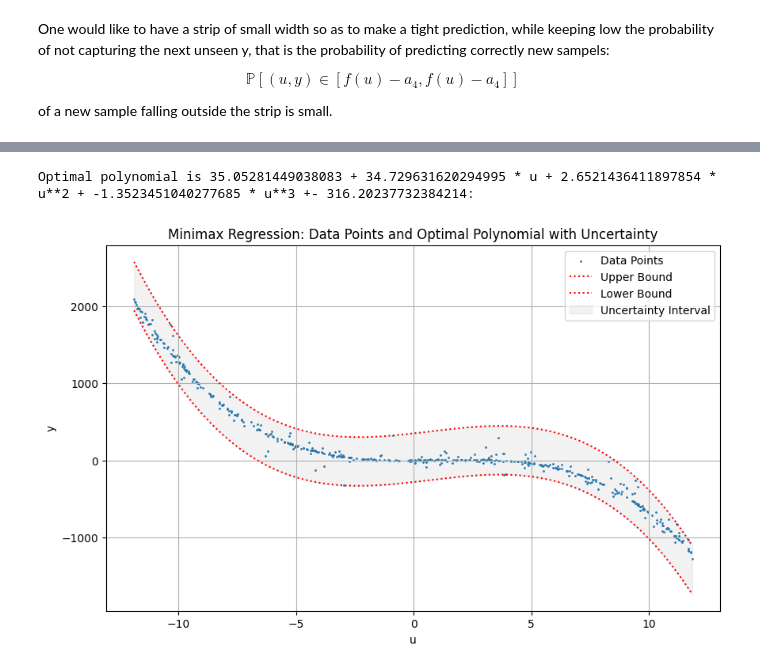
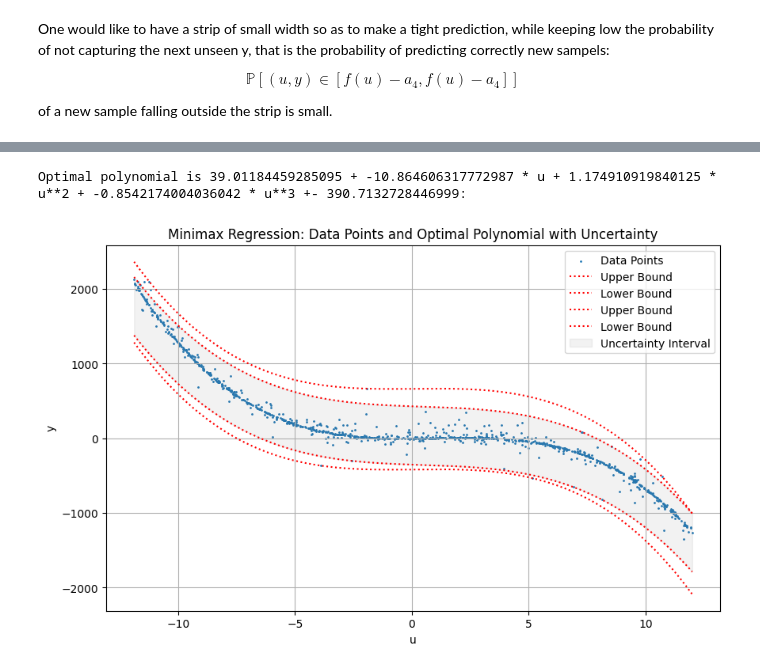
Before and after one commit to supsi-dacd-isaac/TeachDecisionMakingUncertainty, a Jupyter notebook: 07/IPM.ipynb, the cells around one changed output, grey strips where cells are left out. Drawn from its saved outputs; the diff is of its cells as text; code cells hidden in the pictures.

```diff
--- a/07/IPM.ipynb
+++ b/07/IPM.ipynb
@@ -151,23 +199,23 @@ outside the strip is small.
 # %%
-y, u = y[is_close_2_boundary==False], u[is_close_2_boundary==False]
+y_pruned , u_pruned  = y[is_close_2_boundary==False], u[is_close_2_boundary==False]
 
-N = len(u)
+N_prun = len(u_pruned)
 
 # Define the polynomial coefficients and the vertical strip width (x4)
-a0 = cp.Variable()
-a1 = cp.Variable()
-a2 = cp.Variable()
-a3 = cp.Variable()
-a4 = cp.Variable(nonneg=True) # Ensure x4 is non-negative
+a0_pruned = cp.Variable()
+a1_pruned  = cp.Variable()
+a2_pruned  = cp.Variable()
+a3_pruned  = cp.Variable()
+a4_pruned  = cp.Variable(nonneg=True) # Ensure x4 is non-negative
 
 # Define the polynomial function for each point
-polynomial = a0 + a1 * u + a2 * u**2 + a3 * u**3
+polynomial = a0_pruned  + a1_pruned  * u_pruned + a2_pruned  * u_pruned**2 + a3_pruned  * u_pruned**3
 
 # Define the constraints for each data point
-constraints = [cp.abs(y[i] - polynomial[i]) <= a4 for i in range(N)]
+constraints = [cp.abs(y_pruned[i] - polynomial[i]) <= a4_pruned  for i in range(N_prun)]
 
 # Objective is to minimize x4
-objective = cp.Minimize(a4)
+objective = cp.Minimize(a4_pruned )
 
 # Define the problem
 problem = cp.Problem(objective, constraints)
@@ -176,31 +224,41 @@ problem = cp.Problem(objective, constraints)
 problem.solve()
 
 # Output the results
-print(f"Optimal polynomial is {a0.value} + {a1.value} * u + {a2.value} * u**2 + {a3.value} * u**3 +- {a4.value}: ")
+print(f"Optimal polynomial is {a0_pruned .value} + {a1_pruned .value} * u + {a2_pruned .value} * u**2 + {a3_pruned .value} * u**3 +- {a4_pruned .value}: ")
+a4_pruned_val = a4_pruned .value
 # %% [output]
-Optimal polynomial is 35.05281449038083 + 34.729631620294995 * u + 2.6521436411897854 * u**2 + -1.3523451040277685 * u**3 +- 316.20237732384214:
+Optimal polynomial is 39.01184459285095 + -10.864606317772987 * u + 1.174910919840125 * u**2 + -0.8542174004036042 * u**3 +- 390.7132728446999:
 # %%
-# Create the polynomial functions
-optimal_polynomial_up = lambda u: a0.value + a1.value * u + a2.value * u**2 + a3.value * u**3 + a4.value
-optimal_polynomial_down = lambda u: a0.value + a1.value * u + a2.value * u**2 + a3.value * u**3 - a4.value
+
+
+
 
 # Create the plot
-plt.figure(figsize=(10, 6))
+plt.figure(figsize=(10, 6))# Plot the polynomials
+
 plt.scatter(u, y, label='Data Points', s=1)  # Plot data points
+
+
+plt.plot(np.sort(u), optimal_polynomial_up(np.sort(u)), color='red', linestyle=':', label='Upper Bound')
+plt.plot(np.sort(u), optimal_polynomial_down(np.sort(u)), color='red', linestyle=':', label='Lower Bound')
+
+# Create the polynomial functionsfor the new results
+optimal_polynomial_up = lambda u: a0_pruned.value + a1_pruned.value * u + a2_pruned.value * u**2 + a3_pruned.value * u**3 + a4_pruned.value
+optimal_polynomial_down = lambda u: a0_pruned.value + a1_pruned.value * u + a2_pruned.value * u**2 + a3_pruned.value * u**3 - a4_pruned.value
 
 # Plot the polynomials
 plt.plot(np.sort(u), optimal_polynomial_up(np.sort(u)), color='red', linestyle=':', label='Upper Bound')
 plt.plot(np.sort(u), optimal_polynomial_down(np.sort(u)), color='red', linestyle=':', label='Lower Bound')
 
 # Fill the area between the upper and lower bounds
 plt.fill_between(np.sort(u), optimal_polynomial_up(np.sort(u)), optimal_polynomial_down(np.sort(u)), color='gray', alpha=0.1, label='Uncertainty Interval')
 
 # Set labels and title
 plt.xlabel('u')
 plt.ylabel('y')
 plt.title('Minimax Regression: Data Points and Optimal Polynomial with Uncertainty')
 plt.legend()
 plt.grid(True)
 plt.show()
 # %% [output]
-[figure, old version]
+[figure, new version]
```
Also changed, not shown: parts of 12 cells of this notebook.
